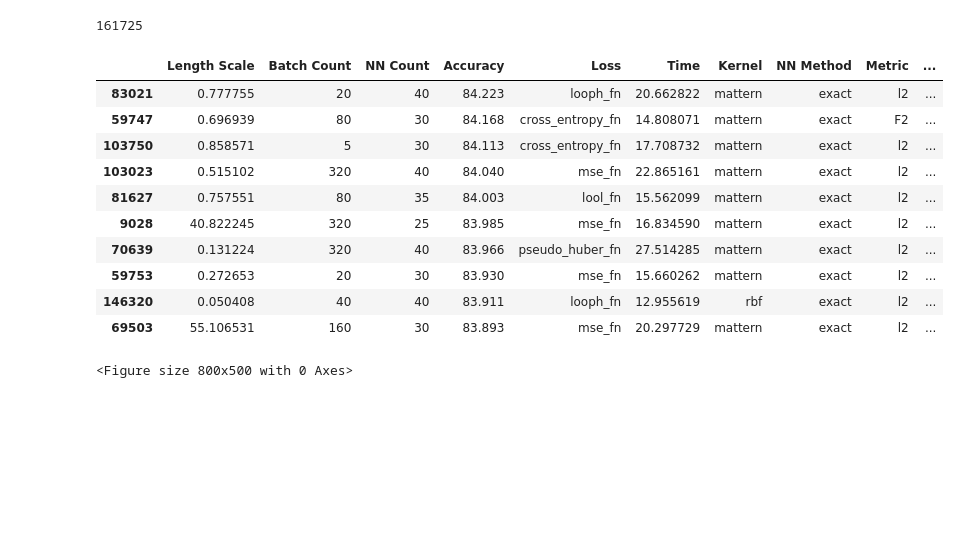
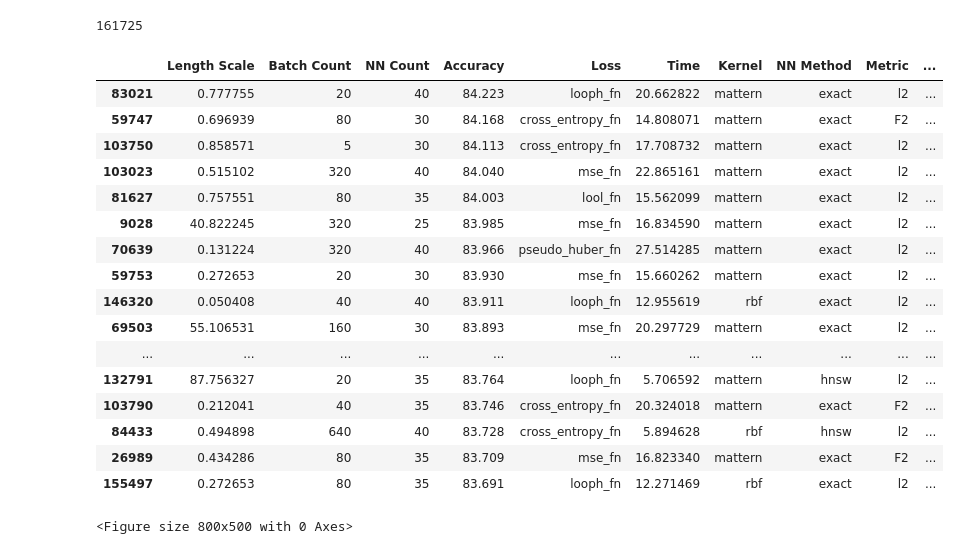
Before and after one commit to cae0027/Stellar-Blends, a Jupyter notebook: ce/muygps-hyperparameters/main_results.ipynb, the cells around one changed output. Saved outputs shown, nothing was run; the diff lists cells and outputs as text; code cells hidden in the pictures; blank space fills up the shorter version.

```diff
--- a/ce/muygps-hyperparameters/main_results.ipynb
+++ b/ce/muygps-hyperparameters/main_results.ipynb
@@ -22,19 +22,25 @@ len(accuracies)
 161725
 # %%
 # get rows of unique nlargest accuracies
-accuracies.sort_values('Accuracy', ascending=False).drop_duplicates(['Accuracy']).head(10)
+accuracies.sort_values('Accuracy', ascending=False).drop_duplicates(['Accuracy']).head(20)
 # %% [output]
 |  | Length Scale | Batch Count | NN Count | Accuracy | Loss | Time | Kernel | NN Method | Metric | ... |
 | 83021 | 0.777755 | 20 | 40 | 84.223 | looph_fn | 20.662822 | mattern | exact | l2 | ... |
 | 59747 | 0.696939 | 80 | 30 | 84.168 | cross_entropy_fn | 14.808071 | mattern | exact | F2 | ... |
 | 103750 | 0.858571 | 5 | 30 | 84.113 | cross_entropy_fn | 17.708732 | mattern | exact | l2 | ... |
 | 103023 | 0.515102 | 320 | 40 | 84.040 | mse_fn | 22.865161 | mattern | exact | l2 | ... |
 | 81627 | 0.757551 | 80 | 35 | 84.003 | lool_fn | 15.562099 | mattern | exact | l2 | ... |
 | 9028 | 40.822245 | 320 | 25 | 83.985 | mse_fn | 16.834590 | mattern | exact | l2 | ... |
 | 70639 | 0.131224 | 320 | 40 | 83.966 | pseudo_huber_fn | 27.514285 | mattern | exact | l2 | ... |
 | 59753 | 0.272653 | 20 | 30 | 83.930 | mse_fn | 15.660262 | mattern | exact | l2 | ... |
 | 146320 | 0.050408 | 40 | 40 | 83.911 | looph_fn | 12.955619 | rbf | exact | l2 | ... |
 | 69503 | 55.106531 | 160 | 30 | 83.893 | mse_fn | 20.297729 | mattern | exact | l2 | ... |
+| ... | ... | ... | ... | ... | ... | ... | ... | ... | ... | ... |
+| 132791 | 87.756327 | 20 | 35 | 83.764 | looph_fn | 5.706592 | mattern | hnsw | l2 | ... |
+| 103790 | 0.212041 | 40 | 35 | 83.746 | cross_entropy_fn | 20.324018 | mattern | exact | F2 | ... |
+| 84433 | 0.494898 | 640 | 40 | 83.728 | cross_entropy_fn | 5.894628 | rbf | hnsw | l2 | ... |
+| 26989 | 0.434286 | 80 | 35 | 83.709 | mse_fn | 16.823340 | mattern | exact | F2 | ... |
+| 155497 | 0.272653 | 80 | 35 | 83.691 | looph_fn | 12.271469 | rbf | exact | l2 | ... |
 # %%
 # use seaborn to visualize accuracy over embedding with NN method as hue
 # use colorblind style
```
Also changed, not shown: parts of 8 cells of this notebook.
